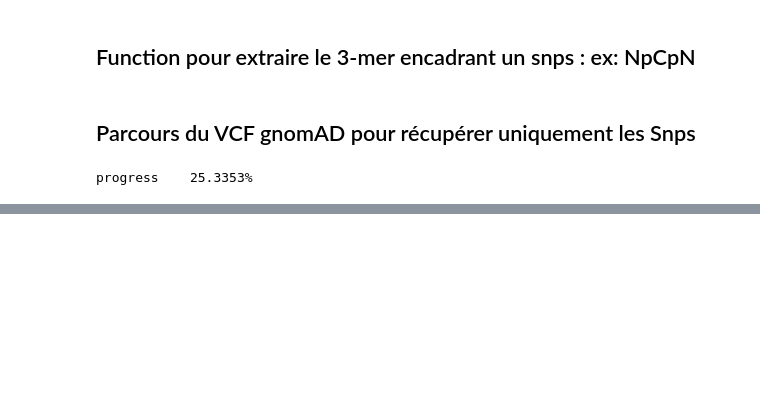
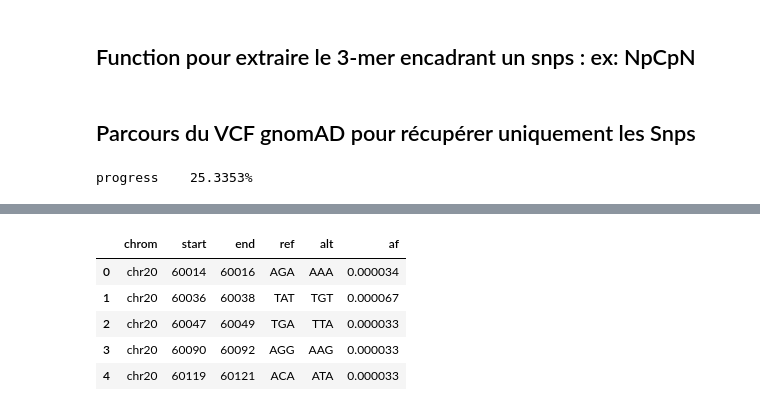
Before and after one commit to dridk/notebook, a Jupyter notebook: gnomAD_sign/gnomAD_signature.ipynb, the cells around one changed output, grey strips where cells are left out. Saved outputs shown, nothing was run; the diff lists cells and outputs as text; code cells hidden in the pictures; blank space fills up the shorter version.

```diff
--- a/gnomAD_sign/gnomAD_signature.ipynb
+++ b/gnomAD_sign/gnomAD_signature.ipynb
@@ -66,0 +111,9 @@ a.unpadded_len
+# %%
+df.head()
+# %% [output]
+|  | chrom | start | end | ref | alt | af |
+| 0 | chr20 | 60014 | 60016 | AGA | AAA | 0.000034 |
+| 1 | chr20 | 60036 | 60038 | TAT | TGT | 0.000067 |
+| 2 | chr20 | 60047 | 60049 | TGA | TTA | 0.000033 |
+| 3 | chr20 | 60090 | 60092 | AGG | AAG | 0.000033 |
+| 4 | chr20 | 60119 | 60121 | ACA | ATA | 0.000033 |
```
Also changed, not shown: parts of 15 cells of this notebook, 2 other files.
